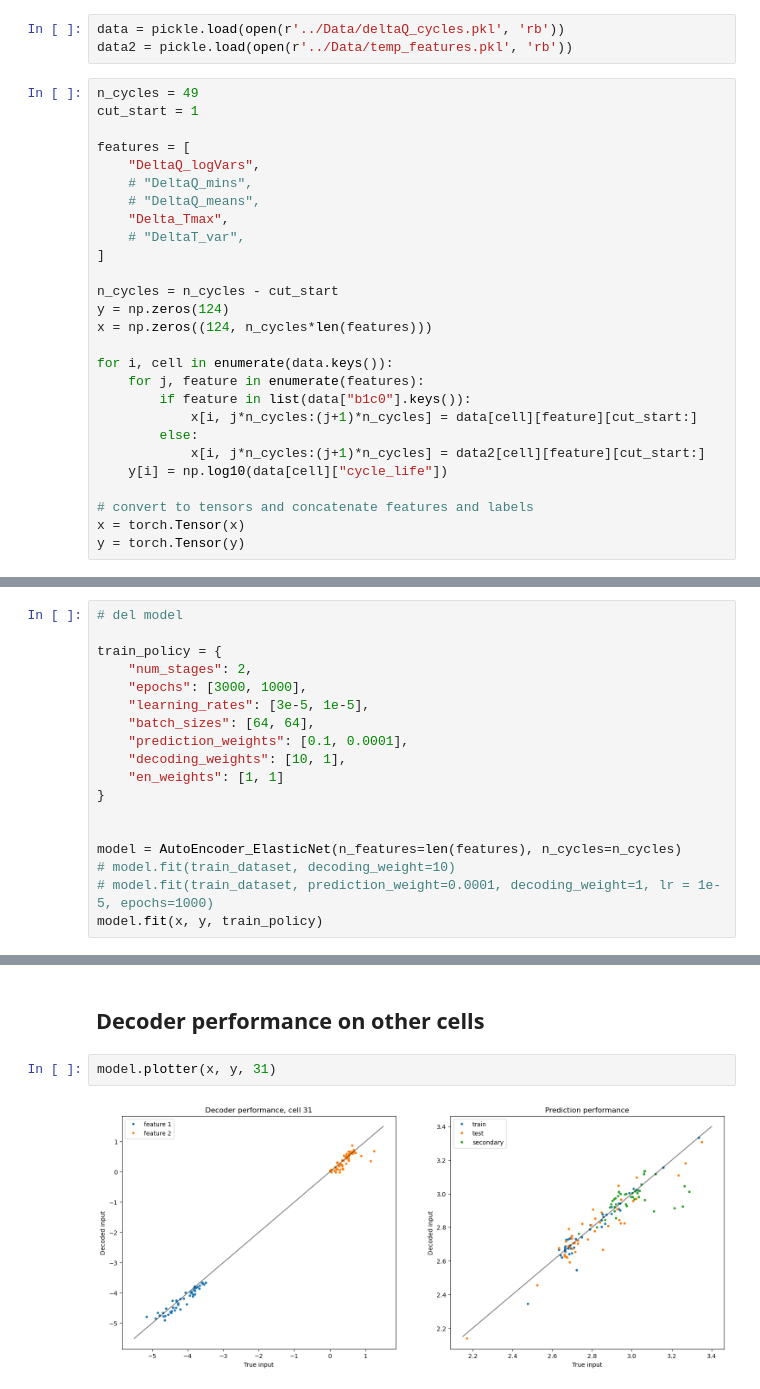
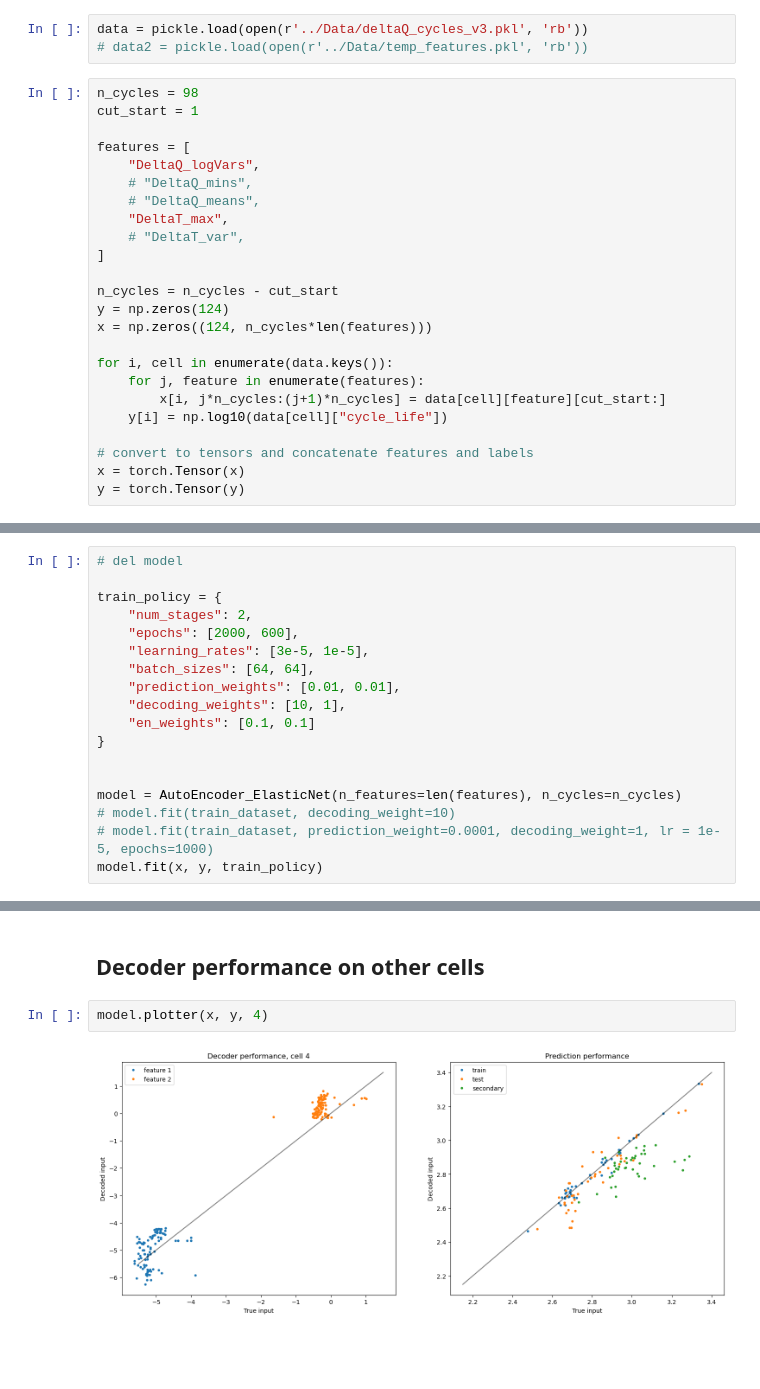
Before and after one commit to nathan99sun/HybridPred, a Jupyter notebook: source/AutoEncoders_DimensionReduction_Daniel.ipynb, the cells around one changed output, grey strips where cells are left out. Drawn from its saved outputs; the diff is of its cells as text; blank space fills up the shorter version.

```diff
--- a/source/AutoEncoders_DimensionReduction_Daniel.ipynb
+++ b/source/AutoEncoders_DimensionReduction_Daniel.ipynb
@@ -13,17 +13,17 @@ from data_split import *
 # %% [markdown]
 ## Data Loading
 # %%
-data = pickle.load(open(r'../Data/deltaQ_cycles.pkl', 'rb'))
-data2 = pickle.load(open(r'../Data/temp_features.pkl', 'rb'))
+data = pickle.load(open(r'../Data/deltaQ_cycles_v3.pkl', 'rb'))
+# data2 = pickle.load(open(r'../Data/temp_features.pkl', 'rb'))
 # %%
-n_cycles = 49
+n_cycles = 98
 cut_start = 1
 
 features = [
     "DeltaQ_logVars",
     # "DeltaQ_mins",
     # "DeltaQ_means",
-    "Delta_Tmax",
+    "DeltaT_max",
     # "DeltaT_var",
 ]
 
@@ -33,10 +33,7 @@ x = np.zeros((124, n_cycles*len(features)))
 
 for i, cell in enumerate(data.keys()):
     for j, feature in enumerate(features):
-        if feature in list(data["b1c0"].keys()):
-            x[i, j*n_cycles:(j+1)*n_cycles] = data[cell][feature][cut_start:]
-        else:
-            x[i, j*n_cycles:(j+1)*n_cycles] = data2[cell][feature][cut_start:]
+        x[i, j*n_cycles:(j+1)*n_cycles] = data[cell][feature][cut_start:]
     y[i] = np.log10(data[cell]["cycle_life"])
 
 # convert to tensors and concatenate features and labels
@@ -49,12 +46,12 @@ y = torch.Tensor(y)
 
 train_policy = {
     "num_stages": 2,
-    "epochs": [3000, 1000],
+    "epochs": [2000, 600],
     "learning_rates": [3e-5, 1e-5],
     "batch_sizes": [64, 64],
-    "prediction_weights": [0.1, 0.0001],
+    "prediction_weights": [0.01, 0.01],
     "decoding_weights": [10, 1],
-    "en_weights": [1, 1]
+    "en_weights": [0.1, 0.1]
 }
 
 
@@ -98,6 +97,6 @@ sec      327.5338
 # %% [markdown]
 ## Decoder performance on other cells
 # %%
-model.plotter(x, y, 31)
+model.plotter(x, y, 4)
 # %% [output]
-[figure, old version]
+[figure, new version]
```
Also changed, not shown: parts of 2 cells of this notebook, 1 other file.
